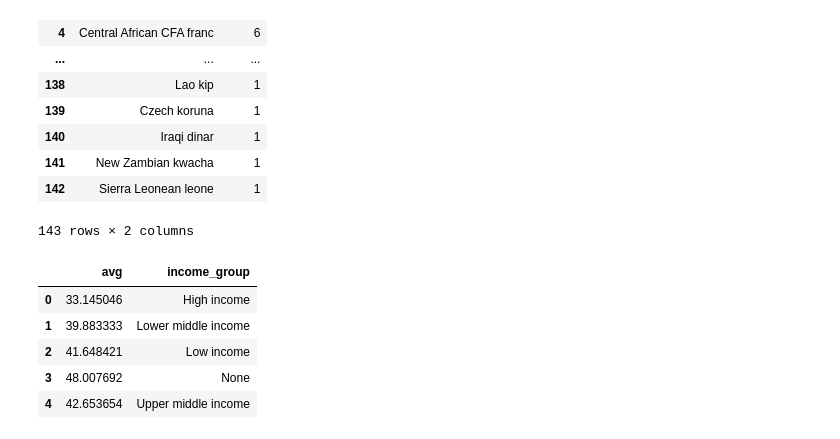
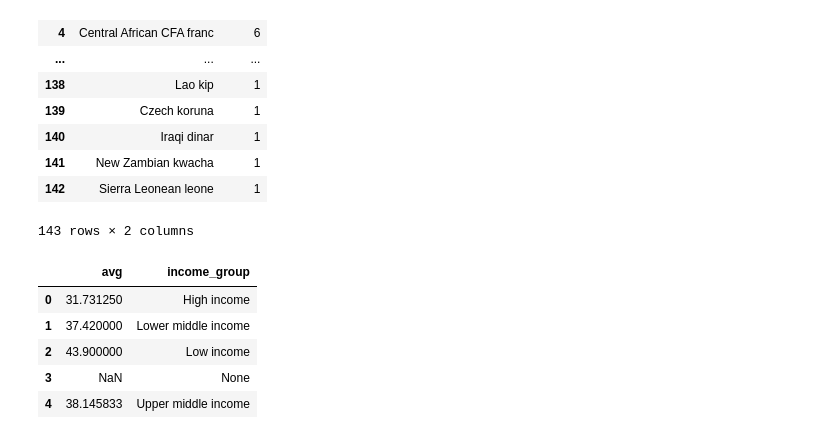
Before and after one commit to JackBeerman/Lab3, a Jupyter notebook: Lab3.ipynb, the cells around one changed output. Cells and saved outputs as stored; diff of their text form; code cells hidden in the pictures.

```diff
--- a/Lab3.ipynb
+++ b/Lab3.ipynb
@@ -870,23 +1041,24 @@ pd.read_sql_query(myquery, con=engine)
 # %%
 ### income group - country
 ### one country - country
 ### GINI index timeseries
 ## same country multiple times
 
 myquery = '''
 SELECT AVG(t.gini_index), c.income_group
 
 FROM country c
 INNER JOIN timeseries t
-    ON c.country_name_wb = t.country_name_wb
+    ON c.country_code = t.country_code
+WHERE year =2019
 GROUP BY c.income_group
 '''
 
 pd.read_sql_query(myquery, con=engine)
 # %% [output]
 |  | avg | income_group |
-| 0 | 33.145046 | High income |
-| 1 | 39.883333 | Lower middle income |
-| 2 | 41.648421 | Low income |
-| 3 | 48.007692 | None |
-| 4 | 42.653654 | Upper middle income |
+| 0 | 31.731250 | High income |
+| 1 | 37.420000 | Lower middle income |
+| 2 | 43.900000 | Low income |
+| 3 | NaN | None |
+| 4 | 38.145833 | Upper middle income |
```
Also changed, not shown: parts of 6 cells of this notebook, 1 other file.
